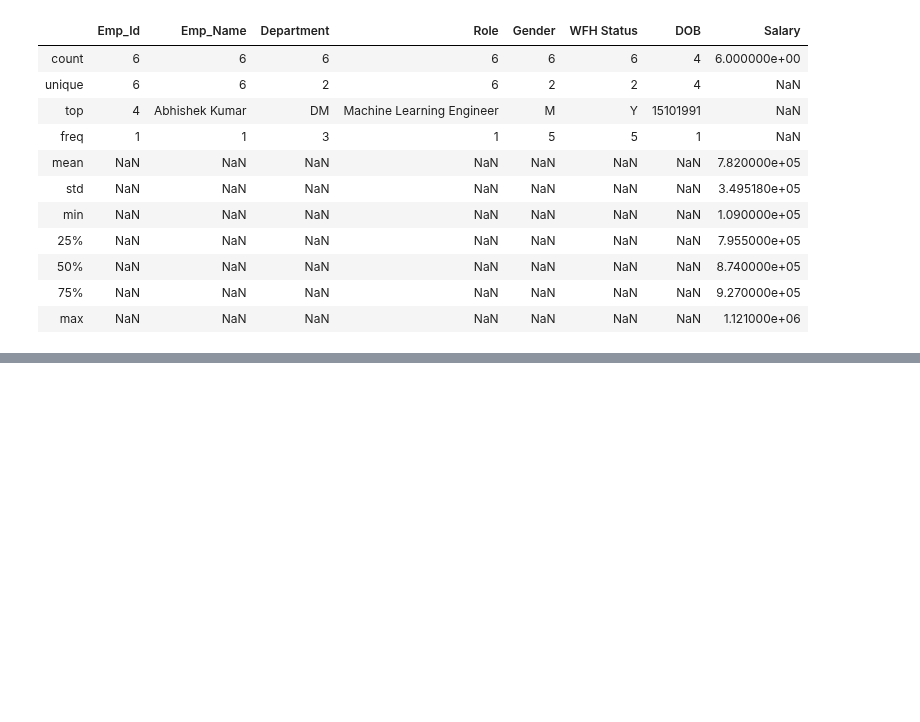
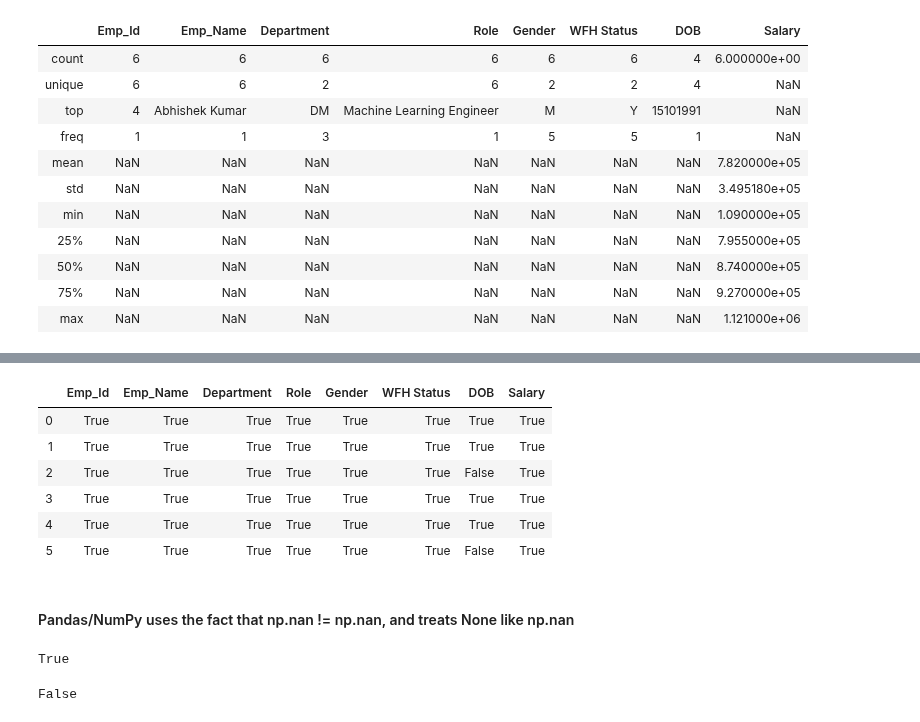
Before and after one commit to AbhishekKumar-0311/Machine-Learning-with-Python, a Jupyter notebook: Pandas/Learning_Pandas_Part_2.ipynb, the cells around one changed output, grey strips where cells are left out. Drawn from its saved outputs; the diff is of its cells as text; code cells hidden in the pictures; blank space fills up the shorter version.

```diff
--- a/Pandas/Learning_Pandas_Part_2.ipynb
+++ b/Pandas/Learning_Pandas_Part_2.ipynb
@@ -650,0 +696,18 @@ emp_df_3e.describe(include= 'all')
+# %%
+emp_df_4a.notna()
+# %% [output]
+|  | Emp_Id | Emp_Name | Department | Role | Gender | WFH Status | DOB | Salary |
+| 0 | True | True | True | True | True | True | True | True |
+| 1 | True | True | True | True | True | True | True | True |
+| 2 | True | True | True | True | True | True | False | True |
+| 3 | True | True | True | True | True | True | True | True |
+| 4 | True | True | True | True | True | True | True | True |
+| 5 | True | True | True | True | True | True | False | True |
+# %% [markdown]
+#### Pandas/NumPy uses the fact that np.nan != np.nan, and treats None like np.nan
+# %%
+None == None
+np.NaN == np.NaN
+# %% [output]
+True
+False
```
Also changed, not shown: parts of 12 cells of this notebook.
